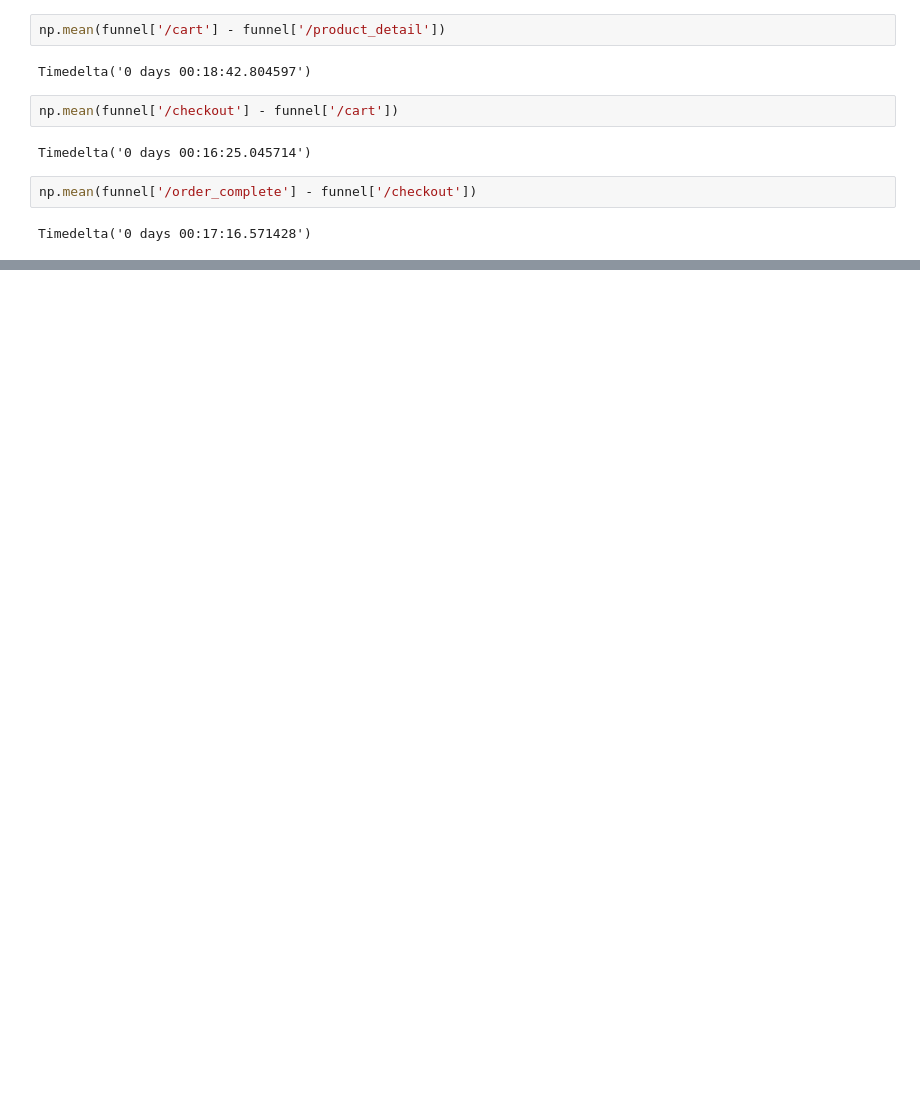
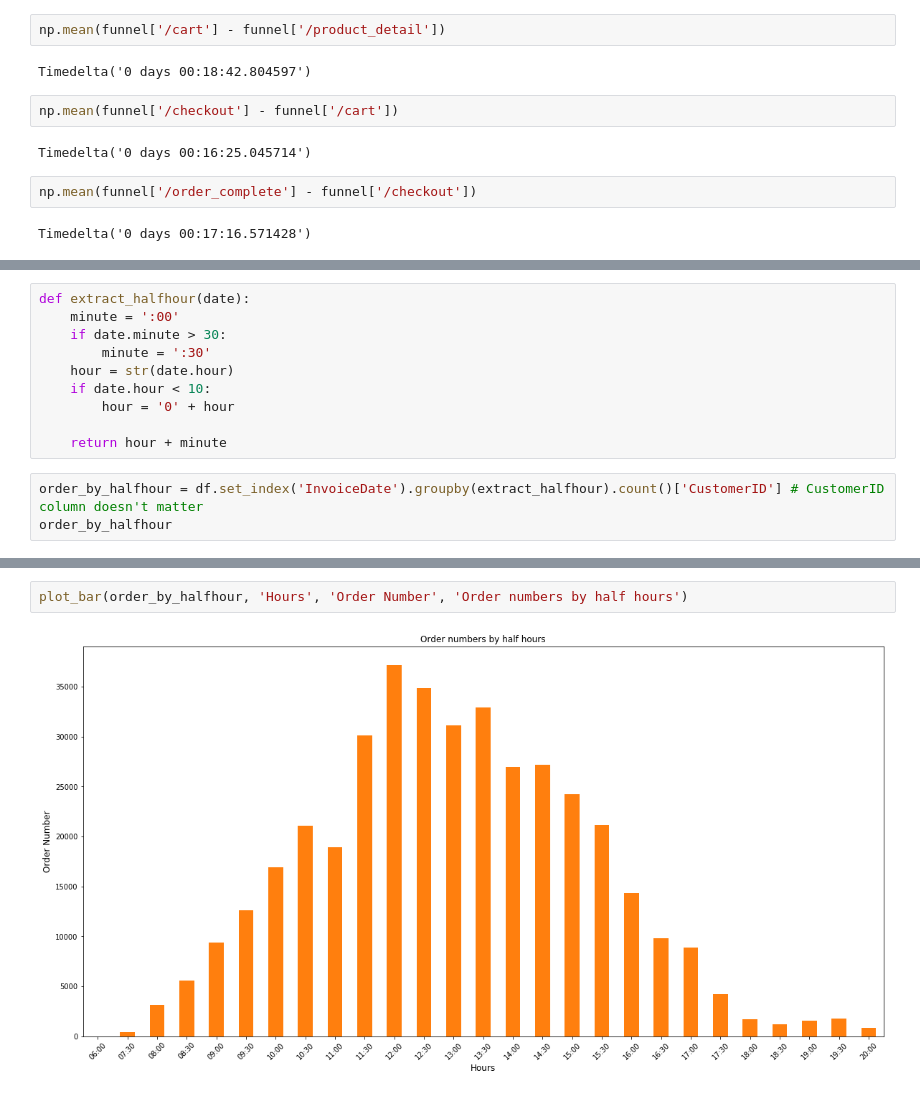
Before and after one commit to YoungJae-Hur/Data-science, a Jupyter notebook: project-shopping/4. analyze client churn management.ipynb, the cells around one changed output, grey strips where cells are left out. Saved outputs shown, nothing was run; the diff lists cells and outputs as text; blank space fills up the shorter version.

```diff
--- a/project-shopping/4. analyze client churn management.ipynb
+++ b/project-shopping/4. analyze client churn management.ipynb
@@ -212,0 +286,13 @@ Timedelta('0 days 00:17:16.571428')
+# %%
+def extract_halfhour(date):
+    minute = ':00'
+    if date.minute > 30:
+        minute = ':30'
+    hour = str(date.hour)
+    if date.hour < 10:
+        hour = '0' + hour
+
+    return hour + minute
+# %%
+order_by_halfhour = df.set_index('InvoiceDate').groupby(extract_halfhour).count()['CustomerID'] # CustomerID column doesn't matter
+order_by_halfhour
@@ -212,0 +317,4 @@ Timedelta('0 days 00:17:16.571428')
+# %%
+plot_bar(order_by_halfhour, 'Hours', 'Order Number', 'Order numbers by half hours')
+# %% [output]
+[figure, added]
```
Also changed, not shown: parts of 18 cells of this notebook.
